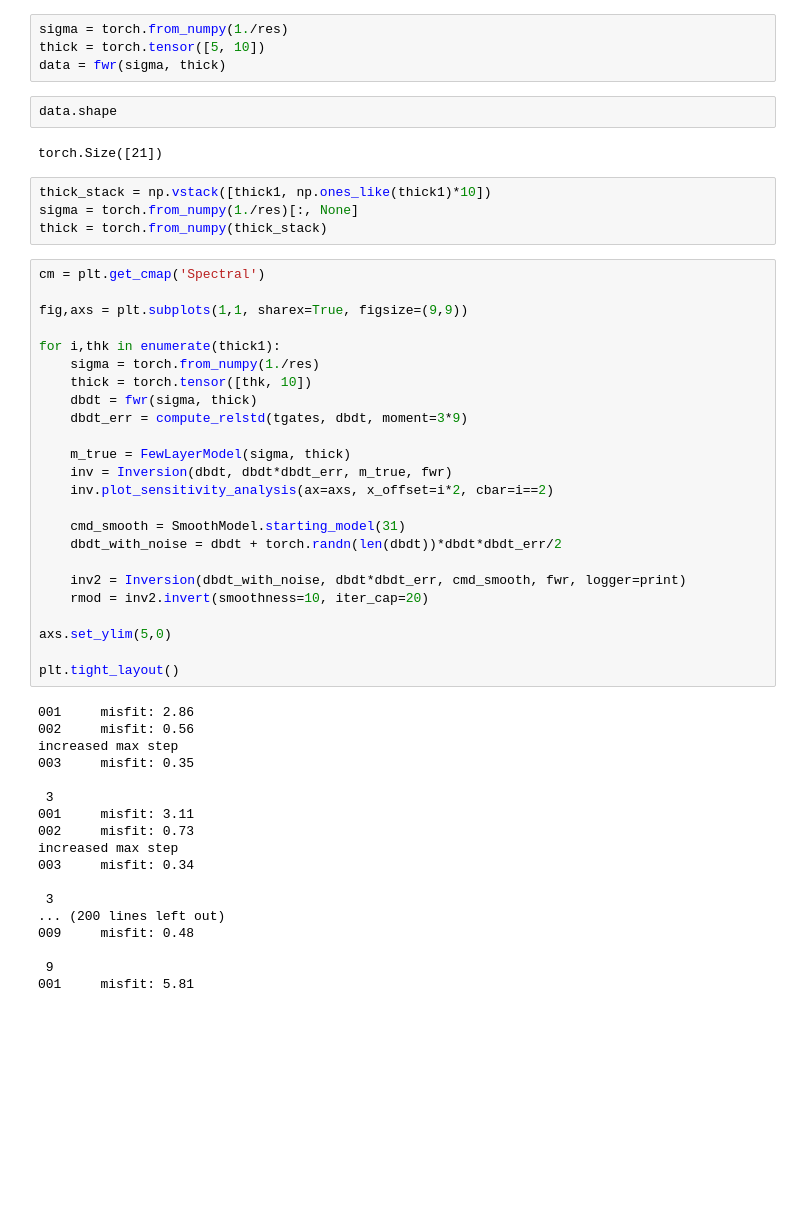
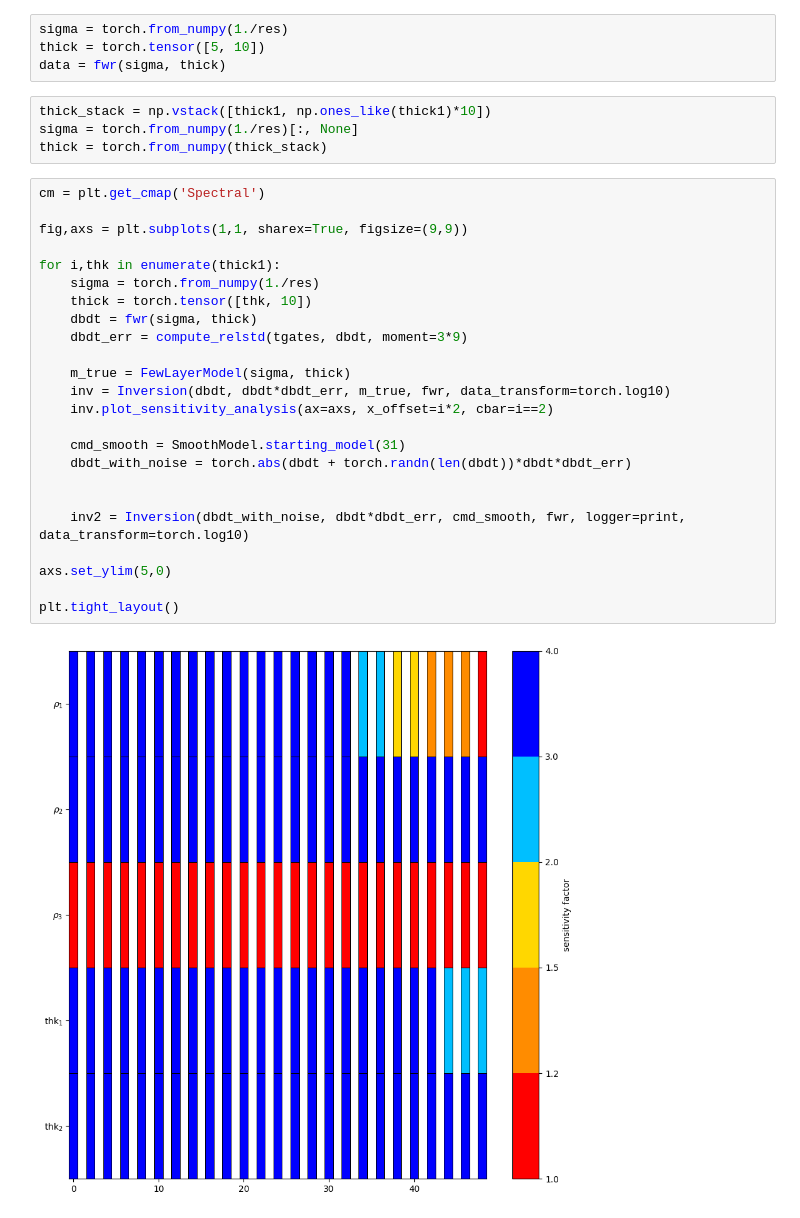
Before and after one commit to hydrogeophysicsgroup/anemone, a Jupyter notebook: examples/sensitivity_analysis_for_single_moment.ipynb, the cells around one changed output. Saved outputs shown, nothing was run; the diff lists cells and outputs as text; blank space fills up the shorter version.

```diff
--- a/examples/sensitivity_analysis_for_single_moment.ipynb
+++ b/examples/sensitivity_analysis_for_single_moment.ipynb
@@ -28,10 +29,6 @@ thick1 = np.linspace(0.1, 5, 25)
 sigma = torch.from_numpy(1./res)
 thick = torch.tensor([5, 10])
 data = fwr(sigma, thick)
-# %%
-data.shape
-# %% [output]
-torch.Size([21])
 # %%
 thick_stack = np.vstack([thick1, np.ones_like(thick1)*10])
 sigma = torch.from_numpy(1./res)[:, None]
@@ -39,42 +36,26 @@ thick = torch.from_numpy(thick_stack)
 # %%
 cm = plt.get_cmap('Spectral')
 
 fig,axs = plt.subplots(1,1, sharex=True, figsize=(9,9))
 
 for i,thk in enumerate(thick1):
     sigma = torch.from_numpy(1./res)
     thick = torch.tensor([thk, 10])
     dbdt = fwr(sigma, thick)
     dbdt_err = compute_relstd(tgates, dbdt, moment=3*9)
 
     m_true = FewLayerModel(sigma, thick)
-    inv = Inversion(dbdt, dbdt*dbdt_err, m_true, fwr)
+    inv = Inversion(dbdt, dbdt*dbdt_err, m_true, fwr, data_transform=torch.log10)
     inv.plot_sensitivity_analysis(ax=axs, x_offset=i*2, cbar=i==2)
 
     cmd_smooth = SmoothModel.starting_model(31)
-    dbdt_with_noise = dbdt + torch.randn(len(dbdt))*dbdt*dbdt_err/2
+    dbdt_with_noise = torch.abs(dbdt + torch.randn(len(dbdt))*dbdt*dbdt_err)
 
-    inv2 = Inversion(dbdt_with_noise, dbdt*dbdt_err, cmd_smooth, fwr, logger=print)
-    rmod = inv2.invert(smoothness=10, iter_cap=20)
+
+    inv2 = Inversion(dbdt_with_noise, dbdt*dbdt_err, cmd_smooth, fwr, logger=print, data_transform=torch.log10)
 
 axs.set_ylim(5,0)
 
 plt.tight_layout()
 # %% [output]
-001     misfit: 2.86
-002     misfit: 0.56
-increased max step
-003     misfit: 0.35
-
- 3
-001     misfit: 3.11
-002     misfit: 0.73
-increased max step
-003     misfit: 0.34
-
- 3
-... (200 lines left out)
-009     misfit: 0.48
-
- 9
-001     misfit: 5.81
+[figure, added]
```
Also changed, not shown: parts of 1 cell of this notebook, 7 other files.
